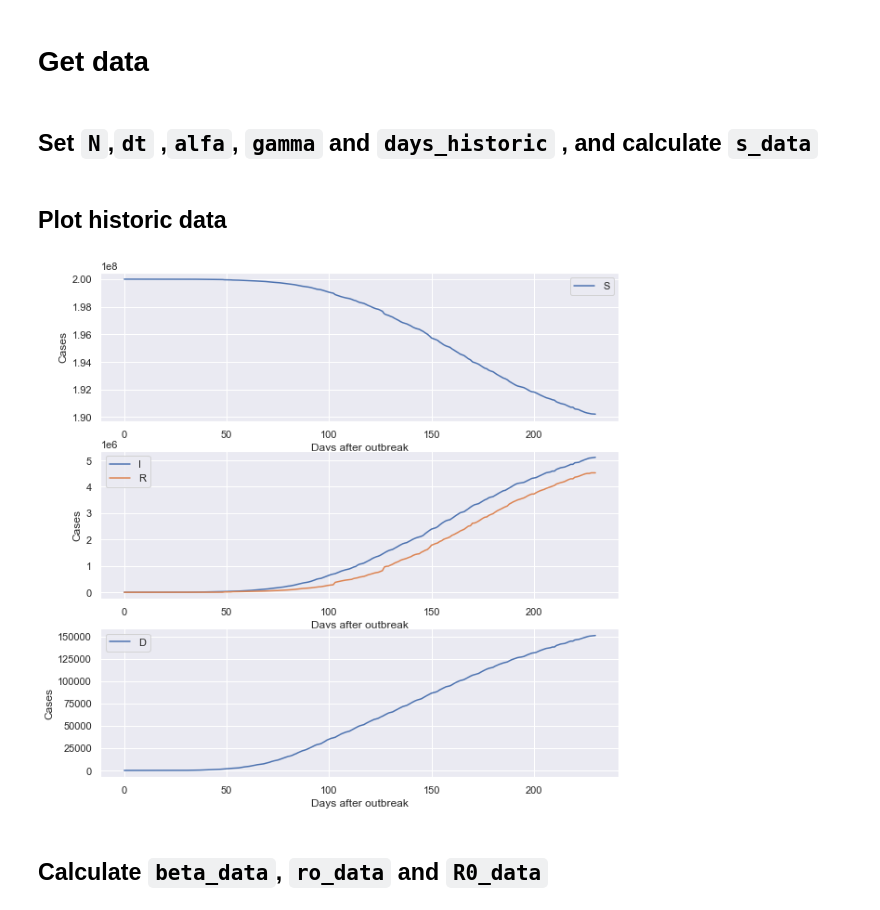
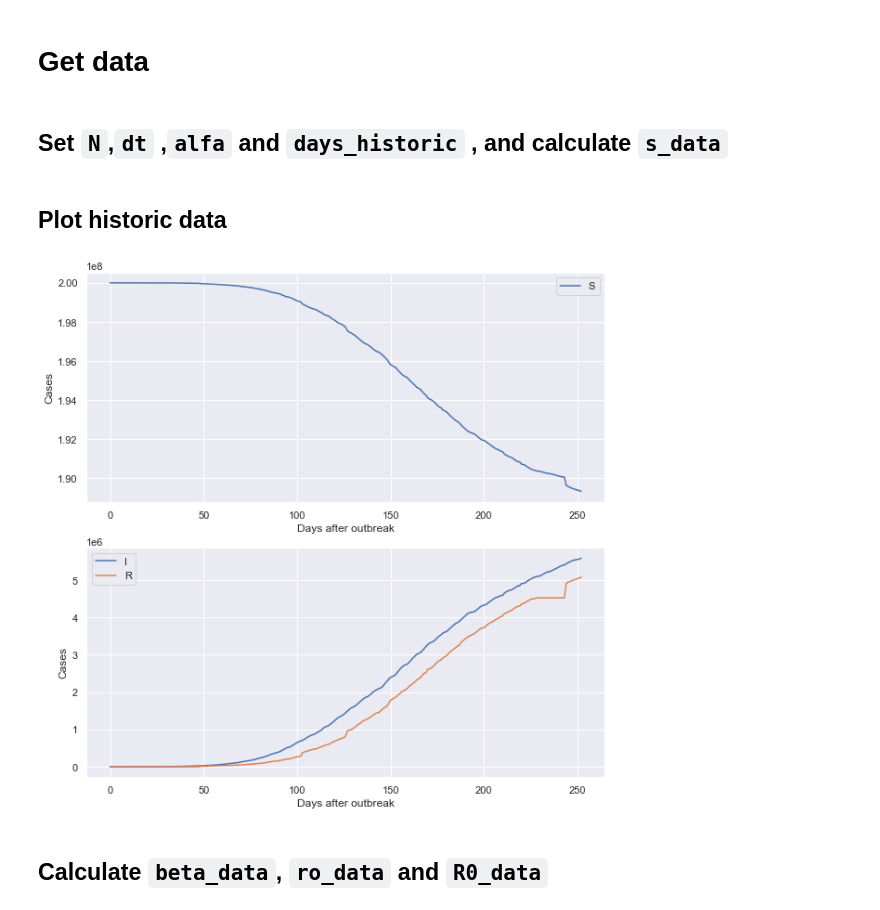
Before and after one commit to lucascbarbosa/MatComp, a Jupyter notebook: Projeto Final/1. SIR/Main.ipynb, the cells around one changed output. Cells and saved outputs as stored; diff of their text form; code cells hidden in the pictures.

````diff
--- a/Projeto Final/1. SIR/Main.ipynb
+++ b/Projeto Final/1. SIR/Main.ipynb
@@ -20,41 +22,33 @@ recov = pd.read_csv('https://raw.githubusercontent.com/CSSEGISandData/COVID-19/m
 # %% [markdown]
-## Set ```N```,```dt``` ,```alfa```, ```gamma``` and ```days_historic``` , and calculate ```s_data```
+## Set ```N```,```dt``` ,```alfa``` and ```days_historic``` , and calculate ```s_data```
 # %%
 N = 2e8 #Initial population
-dt = 1 #sample spacing (days)
 i_data = np.array(cases[cases['Country/Region']=='Brazil'].iloc[0,4:])
 outbreak = np.where(i_data==1)[0][0]
 i_data = i_data[outbreak:] #infected daily
-d_data = np.array(deaths[deaths['Country/Region']=='Brazil'].iloc[0,4:])
-d_data = d_data[outbreak:] #deaths daily
 r_data = np.array(recov[recov['Country/Region']=='Brazil'].iloc[0,4:])
 r_data = r_data[outbreak:] #recovered daily
 days_historic = [i for i in range(len(i_data))]
 
-#N = S+I+R+D
-s_data = np.array([N-(i_data[i]+r_data[i]+d_data[i]) for i in range(len(i_data))])
-alfa = 0.04
-gamma = 0.01
+#N = S+I+R
+s_data = np.array([N-(i_data[i]+r_data[i]) for i in range(len(i_data))])
+alfa = 0.03
 # %% [markdown]
 ## Plot historic data
 # %%
-fig,axs = plt.subplots(3)
+fig,axs = plt.subplots(2)
 fig.set_size_inches(10, 10, forward=True)
 axs[0].plot(s_data,label='S')
 axs[1].plot(i_data,label='I')
 axs[1].plot(r_data,label='R')
-axs[2].plot(d_data,label='D')
 axs[0].set_xlabel('Days after outbreak')
 axs[1].set_xlabel('Days after outbreak')
-axs[2].set_xlabel('Days after outbreak')
 axs[0].set_ylabel('Cases')
 axs[1].set_ylabel('Cases')
-axs[2].set_ylabel('Cases')
 axs[0].legend()
-axs[1].legend()
-axs[2].legend();
+axs[1].legend();
 # %% [output]
-[figure, old version]
+[figure, new version]
 # %% [markdown]
 ## Calculate ```beta_data```, ```ro_data``` and ```R0_data```
 # %%
````
Also changed, not shown: parts of 8 cells of this notebook, 2 other files.
